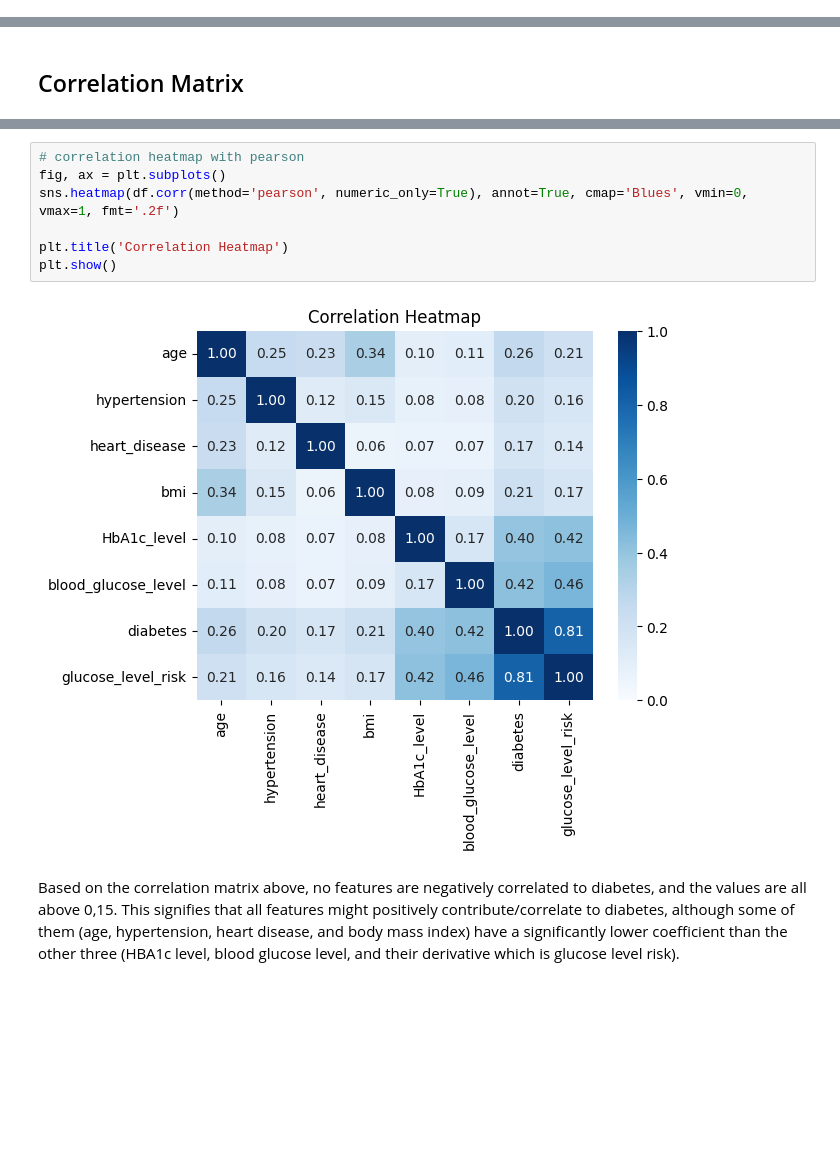
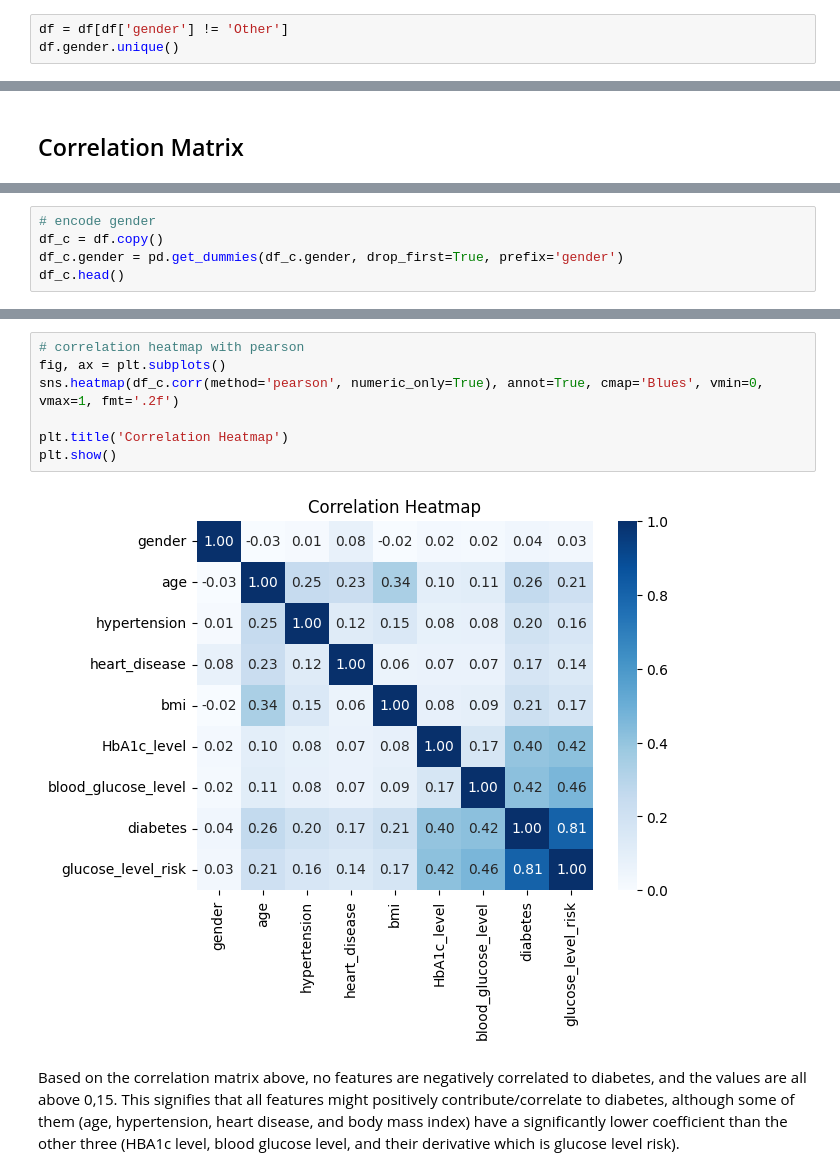
Before and after one commit to mezkymy/diabetes-prediction, a Jupyter notebook: Diabetes_Prediction.ipynb, the cells around one changed output, grey strips where cells are left out. Cells and saved outputs as stored; diff of their text form; blank space fills up the shorter version.

```diff
--- a/Diabetes_Prediction.ipynb
+++ b/Diabetes_Prediction.ipynb
@@ -242,0 +244,3 @@ For smoking history, it might be easier to obtain insights by looking at the rat
+# %%
+df = df[df['gender'] != 'Other']
+df.gender.unique()
@@ -282,0 +283,5 @@ memory usage: 6.9+ MB
+# %%
+# encode gender
+df_c = df.copy()
+df_c.gender = pd.get_dummies(df_c.gender, drop_first=True, prefix='gender')
+df_c.head()
@@ -283,12 +295,12 @@ memory usage: 6.9+ MB
 # %%
 # correlation heatmap with pearson
 fig, ax = plt.subplots()
-sns.heatmap(df.corr(method='pearson', numeric_only=True), annot=True, cmap='Blues', vmin=0, vmax=1, fmt='.2f')
+sns.heatmap(df_c.corr(method='pearson', numeric_only=True), annot=True, cmap='Blues', vmin=0, vmax=1, fmt='.2f')
 
 plt.title('Correlation Heatmap')
 plt.show()
 # %% [output]
-[figure, old version]
+[figure, new version]
 # %% [markdown]
 Based on the correlation matrix above, no features are negatively correlated to diabetes, and the values are all above 0,15. This signifies that all features might positively contribute/correlate to diabetes, although some of them (age, hypertension, heart disease, and body mass index) have a significantly lower coefficient than the other three (HBA1c level, blood glucose level, and their derivative which is glucose level risk).
 # %% [markdown]
```
Also changed, not shown: parts of 61 cells of this notebook.
